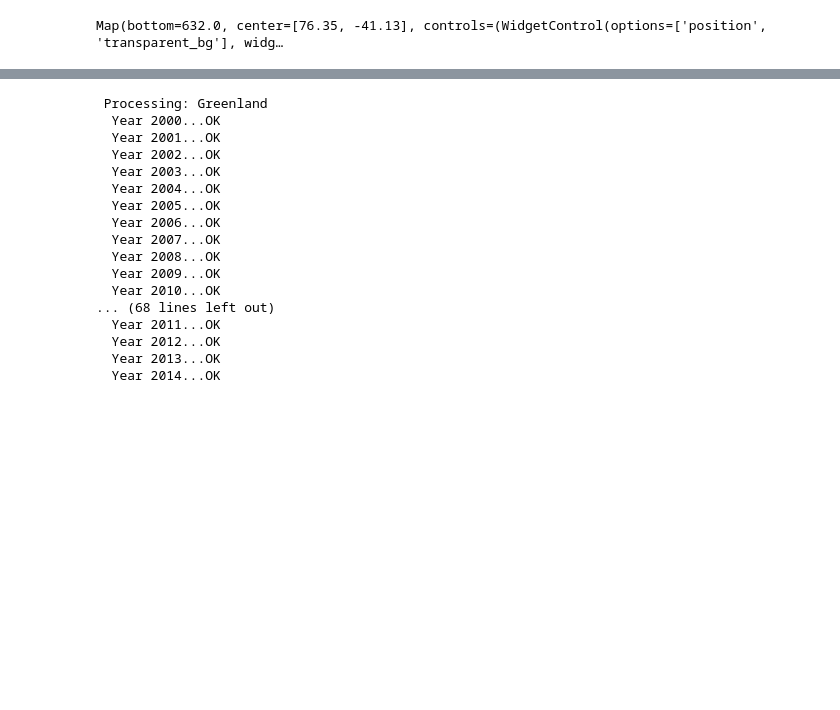
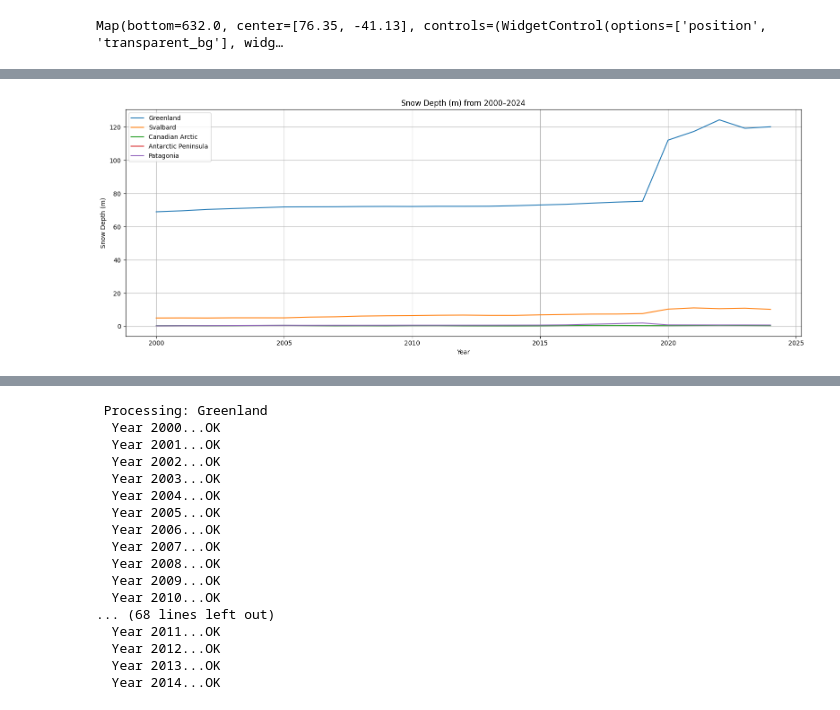
Before and after one commit to JhaAkansha/SnowCapMeltAnalysis, a Jupyter notebook: RS_OEA.ipynb, the cells around one changed output, grey strips where cells are left out. Drawn from its saved outputs; the diff is of its cells as text; code cells hidden in the pictures; blank space fills up the shorter version.

Commit message:
snow depth and snow water equivalent

```diff
--- a/RS_OEA.ipynb
+++ b/RS_OEA.ipynb
@@ -585,0 +565,89 @@ def get_snow_depth(region_geom, year, region_name):
+# %%
+import ee
+import pandas as pd
+import matplotlib.pyplot as plt
+from tqdm import tqdm
+
+# Define regions
+regions = {
+    'Greenland': ee.Geometry.Polygon([[[-52, 60], [-52, 80], [-30, 80], [-30, 60], [-52, 60]]]),
+    'Svalbard': ee.Geometry.Polygon([[[10, 76], [10, 82], [35, 82], [35, 76], [10, 76]]]),
+    'Canadian Arctic': ee.Geometry.Polygon([[[-100, 65], [-100, 75], [-70, 75], [-70, 65], [-100, 65]]]),
+    'Antarctic Peninsula': ee.Geometry.Polygon([[[-75, -75], [-75, -60], [-50, -60], [-50, -75], [-75, -75]]]),
+    'Patagonia': ee.Geometry.Polygon([[[-75, -55], [-75, -45], [-70, -45], [-70, -55], [-75, -55]]]),
+}
+
+# Years to analyze
+years = list(range(2000, 2025))
+
+# Initialize dataframe to store results
+data = []
+
+# Loop through years and regions
+for year in tqdm(years, desc="Processing years"):
+    start_date = f'{year}-01-01'
+    end_date = f'{year}-12-31'
+
+    # Load dataset for the year
+    gldas = ee.ImageCollection('NASA/GLDAS/V021/NOAH/G025/T3H') \
+        .filterDate(start_date, end_date) \
+        .select(['SnowDepth_inst', 'SWE_inst']) \
+        .mean()
+
+    for region_name, geom in regions.items():
+        try:
+            stats = gldas.reduceRegion(
+                reducer=ee.Reducer.mean(),
+                geometry=geom,
+                scale=25000,
+                maxPixels=1e13
+            ).getInfo()
+
+            data.append({
+                'Year': year,
+                'Region': region_name,
+                'SnowDepth_m': stats.get('SnowDepth_inst'),
+                'SWE_kg_per_m2': stats.get('SWE_inst')
+            })
+
+        except Exception as e:
+            print(f"Failed for {region_name} in {year}: {e}")
+            data.append({
+                'Year': year,
+                'Region': region_name,
+                'SnowDepth_m': None,
+                'SWE_kg_per_m2': None
+            })
+
+# Create DataFrame
+df = pd.DataFrame(data)
+
+# Plotting
+plt.figure(figsize=(16, 6))
+for region in df['Region'].unique():
+    region_df = df[df['Region'] == region]
+    plt.plot(region_df['Year'], region_df['SnowDepth_m'], label=region)
+
+plt.title("Snow Depth (m) from 2000–2024")
+plt.xlabel("Year")
+plt.ylabel("Snow Depth (m)")
+plt.legend()
+plt.grid(True)
+plt.tight_layout()
+plt.show()
+
+# SWE plot
+plt.figure(figsize=(16, 6))
+for region in df['Region'].unique():
+    region_df = df[df['Region'] == region]
+    plt.plot(region_df['Year'], region_df['SWE_kg_per_m2'], label=region)
+
+plt.title("Snow Water Equivalent (kg/m²) from 2000–2024")
+plt.xlabel("Year")
+plt.ylabel("SWE (kg/m²)")
+plt.legend()
+plt.grid(True)
+plt.tight_layout()
+plt.show()
+# %% [output]
+[figure, added]
```
Also changed, not shown: parts of 3 cells of this notebook.
